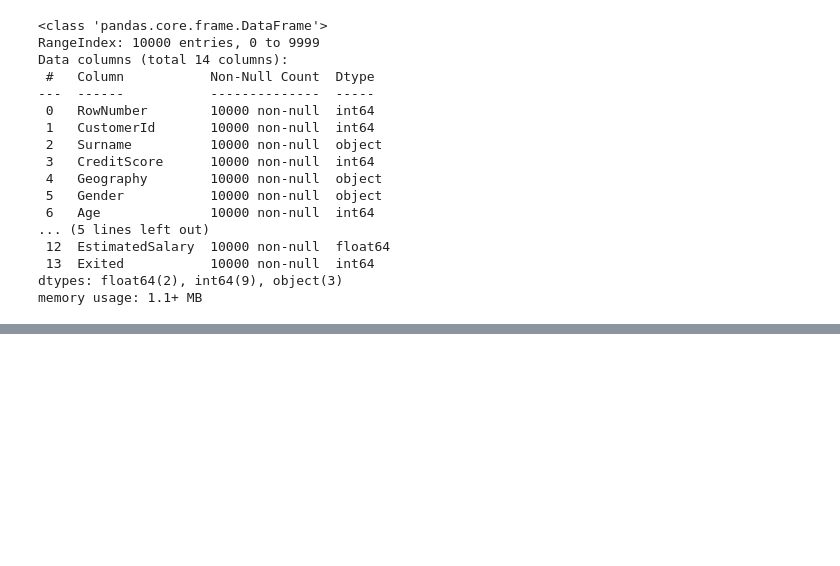
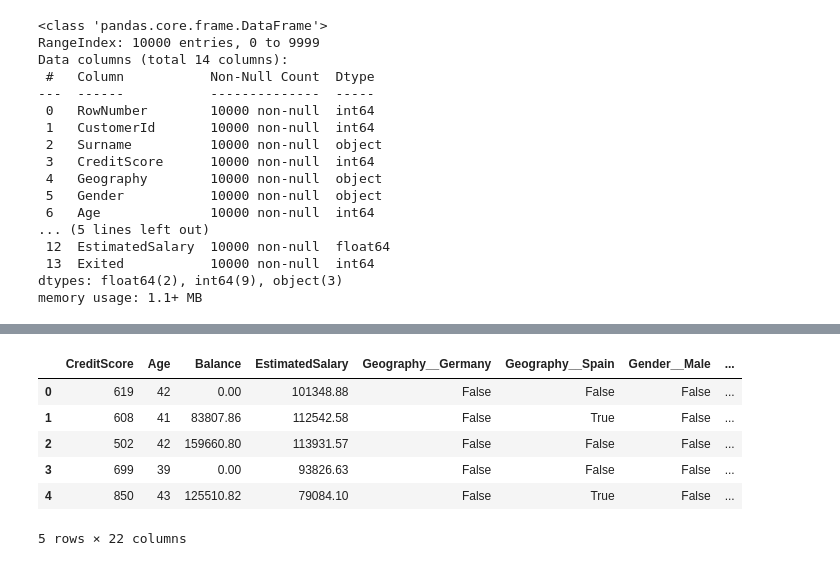
Before and after one commit to Aakash-Chauhan-07/Linux-World, a Jupyter notebook: Day 13/Deep Learning/1.ipynb, the cells around one changed output, grey strips where cells are left out. Drawn from its saved outputs; the diff is of its cells as text; code cells hidden in the pictures; blank space fills up the shorter version.

```diff
--- a/Day 13/Deep Learning/1.ipynb
+++ b/Day 13/Deep Learning/1.ipynb
@@ -33,0 +41,2 @@ memory usage: 1.1+ MB
+# %%
+X = data.drop(['RowNumber', 'CustomerId', 'Surname', 'Exited'], axis = 1)
@@ -33,0 +45,21 @@ memory usage: 1.1+ MB
+# %%
+geo = pd.get_dummies(data['Geography'], drop_first = True, prefix = "Geography_")
+gender = pd.get_dummies(data['Gender'], drop_first = True, prefix = "Gender_")
+tenure = pd.get_dummies(data['Tenure'], drop_first = True, prefix = "Tenure_")
+products = pd.get_dummies(data['NumOfProducts'], drop_first = True, prefix = "NumOfProducts")
+cc = pd.get_dummies(data['HasCrCard'], drop_first = True, prefix = "HasCrCard")
+activeMember = pd.get_dummies(data['IsActiveMember'], drop_first = True, prefix = "IsActiveMember")
+# %%
+X.drop(['Geography', 'Gender', 'Tenure', 'NumOfProducts', 'HasCrCard', 'IsActiveMember'], axis = 1, inplace = True)
+# %%
+X = pd.concat([X, geo, gender, tenure, products, cc, activeMember], axis = 1)
+# %%
+X.head()
+# %% [output]
+|  | CreditScore | Age | Balance | EstimatedSalary | Geography__Germany | Geography__Spain | Gender__Male | ... |
+| 0 | 619 | 42 | 0.00 | 101348.88 | False | False | False | ... |
+| 1 | 608 | 41 | 83807.86 | 112542.58 | False | True | False | ... |
+| 2 | 502 | 42 | 159660.80 | 113931.57 | False | False | False | ... |
+| 3 | 699 | 39 | 0.00 | 93826.63 | False | False | False | ... |
+| 4 | 850 | 43 | 125510.82 | 79084.10 | False | True | False | ... |
+5 rows × 22 columns
```
Also changed, not shown: parts of 22 cells of this notebook.
